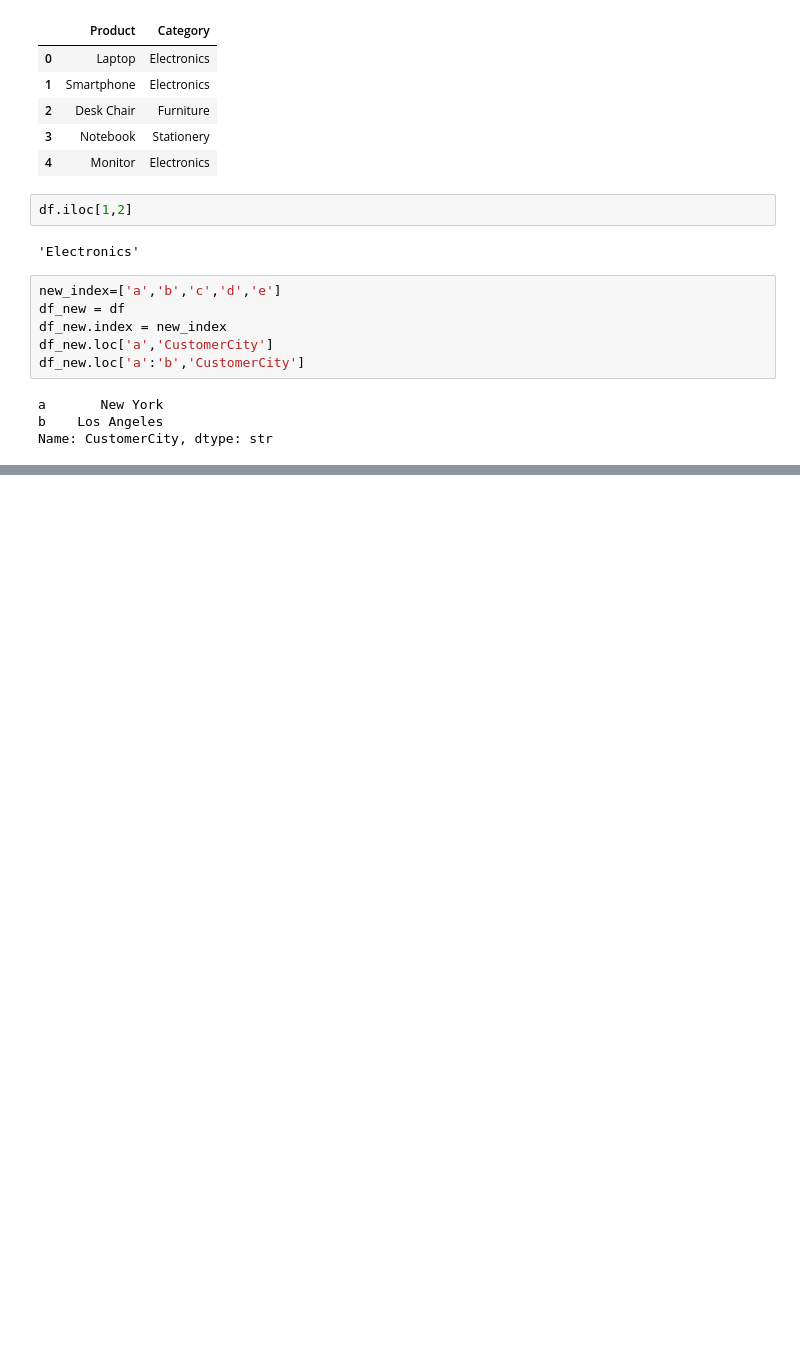
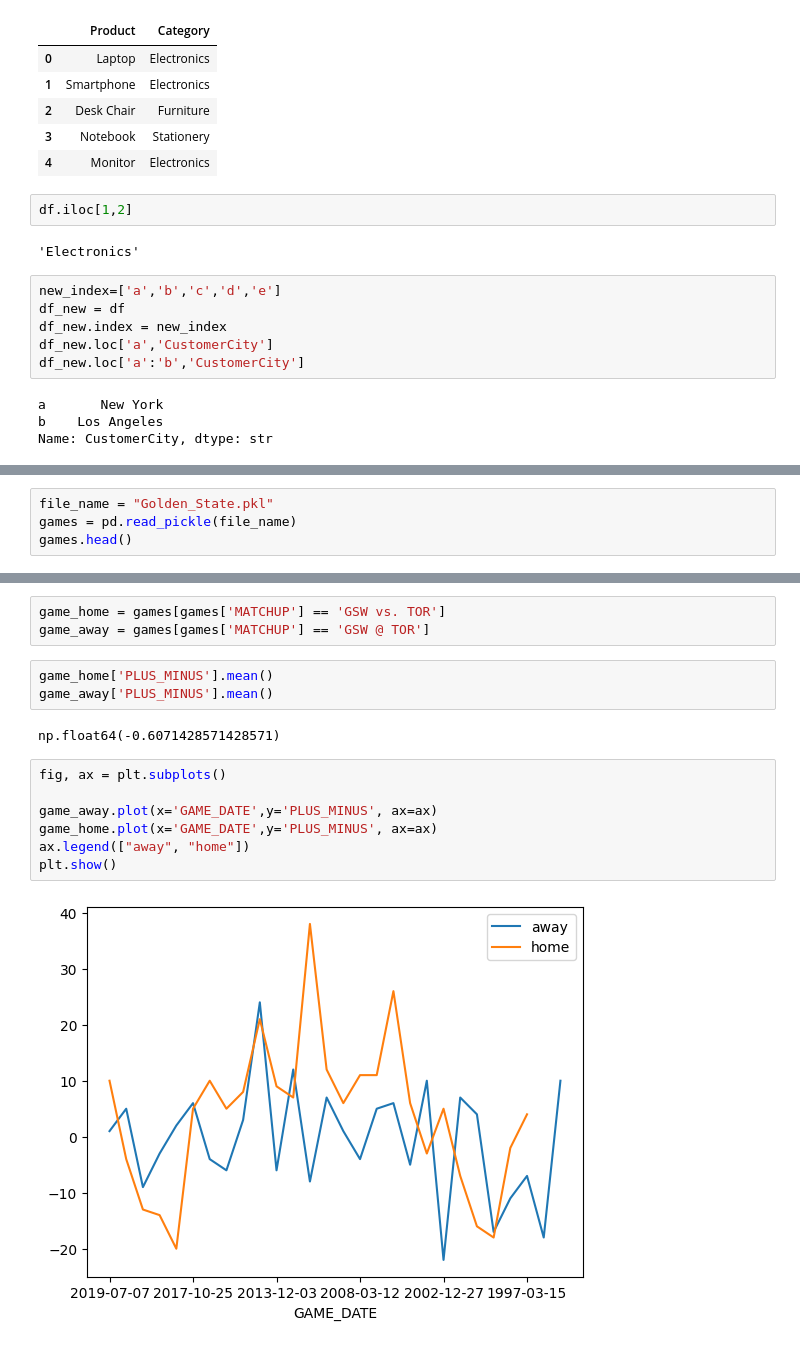
Before and after one commit to cryptorboy/data-science-project, a Jupyter notebook: data_science.ipynb, the cells around one changed output, grey strips where cells are left out. Drawn from its saved outputs; the diff is of its cells as text; blank space fills up the shorter version.

```diff
--- a/data_science.ipynb
+++ b/data_science.ipynb
@@ -95,0 +170,4 @@ Name: CustomerCity, dtype: str
+# %%
+file_name = "Golden_State.pkl"
+games = pd.read_pickle(file_name)
+games.head()
@@ -95,0 +182,17 @@ Name: CustomerCity, dtype: str
+# %%
+game_home = games[games['MATCHUP'] == 'GSW vs. TOR']
+game_away = games[games['MATCHUP'] == 'GSW @ TOR']
+# %%
+game_home['PLUS_MINUS'].mean()
+game_away['PLUS_MINUS'].mean()
+# %% [output]
+np.float64(-0.6071428571428571)
+# %%
+fig, ax = plt.subplots()
+
+game_away.plot(x='GAME_DATE',y='PLUS_MINUS', ax=ax)
+game_home.plot(x='GAME_DATE',y='PLUS_MINUS', ax=ax)
+ax.legend(["away", "home"])
+plt.show()
+# %% [output]
+[figure, added]
```
Also changed, not shown: parts of 14 cells of this notebook, 1 other file.
